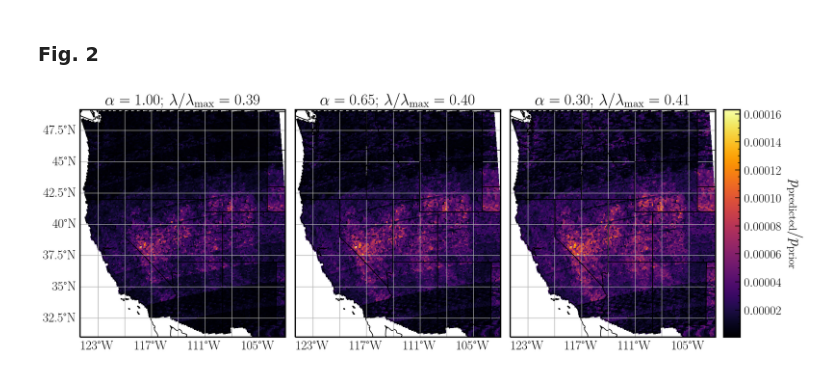
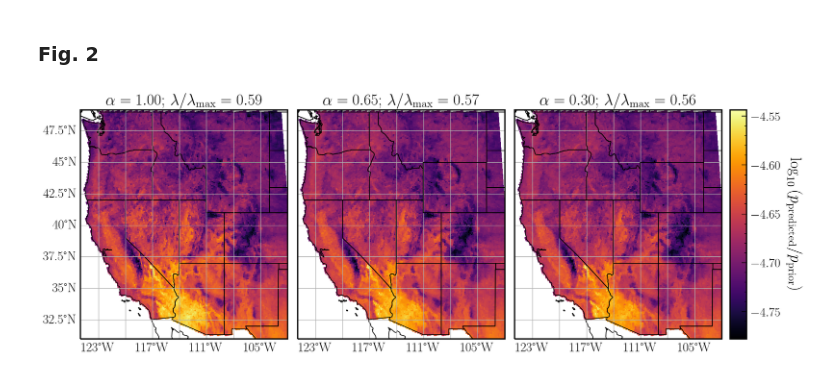
Before and after one commit to Gabriel-P-Langlois/maxent-paper-wildfire, a Jupyter notebook: src/python_scripts/prob_plot_script.ipynb, the cells around one changed output. Drawn from its saved outputs; the diff is of its cells as text; code cells hidden in the pictures.

Commit message:
updated plotting script

```diff
--- a/src/python_scripts/prob_plot_script.ipynb
+++ b/src/python_scripts/prob_plot_script.ipynb
@@ -363,6 +375,20 @@ ax0.set_title(r'$\rm{Prior \,\, distribution}$', fontsize= 22);
 [figure]
 # %% [markdown]
 ### Fig. 2
+# %%
+# init_masked_pred_prob_xarr(alpha= 1, min_path= 0.01, sav_flag= True)
+# init_masked_pred_prob_xarr(alpha= 0.65, min_path= 0.01, sav_flag= True)
+# init_masked_pred_prob_xarr(alpha= 0.3, min_path= 0.01, sav_flag= True)
+
+min_path= 0.01
+tindx= 4
+tval_arr, lambda_arr= init_masked_pred_prob_xarr(alpha= 1, min_path= min_path, sav_flag= False)
+tval_arr0, lambda_arr0= init_masked_pred_prob_xarr(alpha= 0.65, min_path= min_path, sav_flag= False)
+tval_arr1, lambda_arr1= init_masked_pred_prob_xarr(alpha= 0.3, min_path= min_path, sav_flag= False)
+
+pred_prob_xarr= xarray.open_dataarray('../sav_files/pred_fire_prob_dfs/pred_fire_prob_alpha=1,min_path=%.2f,'%min_path + 'tindx=%d.nc'%tval_arr[tindx])
+pred_prob_xarr0= xarray.open_dataarray('../sav_files/pred_fire_prob_dfs/pred_fire_prob_alpha=0.65,min_path=%.2f,'%min_path + 'tindx=%d.nc'%tval_arr0[tindx])
+pred_prob_xarr1= xarray.open_dataarray('../sav_files/pred_fire_prob_dfs/pred_fire_prob_alpha=0.3,min_path=%.2f,'%min_path + 'tindx=%d.nc'%tval_arr1[tindx])
 # %%
 extent = [-125, -102, 31, 49]
 central_lon = np.mean(extent[:2])
@@ -377,12 +403,7 @@ ax.set_extent(extent);
 ax.add_feature(cfeature.LAND, edgecolor='black', facecolor= 'white');
 ax.add_feature(cfeature.STATES, edgecolor='black');
 
-min_path= 0.01
-quad_features= 0
-tindx= 3
-tval_arr, lambda_arr= init_masked_pred_prob_df_func(alpha= 1, min_path= min_path, quad_features= quad_features, sav_flag= False)
-CS= ax.pcolormesh(lat_long_fire_grid[0], lat_long_fire_grid[1], init_pred_prob_xarr(alpha= 1, min_path= min_path, quad_features= quad_features, \
-                                                                tval_arr= tval_arr, tindx= tindx).mean(axis= 0, skipna= False)/prior_xarr.mean(axis= 0), cmap=plt.cm.inferno) #prior_xarr.mean(axis= 0, skipna= False)
+CS= ax.pcolormesh(lat_long_fire_grid[0], lat_long_fire_grid[1], np.log10(pred_prob_xarr.mean(axis= 0)/prior_xarr.mean(axis= 0)), cmap=plt.cm.inferno)
 ax.set_title(r'$\alpha= %.2f$'%(1.0) + r'; $ \lambda/\lambda_{\rm max} =%.2f$'%(lambda_arr[tval_arr[tindx]]/np.max(lambda_arr)), fontsize= 22);
 
 gl= ax.gridlines(draw_labels=True);
@@ -401,42 +422,35 @@ ax0.add_feature(cfeature.STATES, edgecolor='black', zorder= 10);
 
 gl0= ax0.gridlines(draw_labels=True);
 gl0.xlabel_style = {'size': 18, 'color': 'black'}
 gl0.ylabel_style = {'size': 18, 'color': 'black'}
 gl0.top_labels = False
 gl0.left_labels = False
 gl0.right_labels = False
 ax0.set_aspect(1.4/1)
 
-tval_arr0, lambda_arr0= init_masked_pred_prob_df_func(alpha= 0.65, min_path= min_path, quad_features= quad_features, sav_flag= False)
-CS0= ax0.pcolormesh(lat_long_fire_grid[0], lat_long_fire_grid[1], init_pred_prob_xarr(alpha= 0.65, min_path= min_path, quad_features= quad_features, \
-                                                                tval_arr= tval_arr0, tindx= tindx).mean(axis= 0, skipna= False)/prior_xarr.mean(axis= 0), cmap=plt.cm.inferno) #prior_xarr.mean(axis= 0, skipna= False)
-
+CS0= ax0.pcolormesh(lat_long_fire_grid[0], lat_long_fire_grid[1], np.log10(pred_prob_xarr0.mean(axis= 0)/prior_xarr.mean(axis= 0)), cmap=plt.cm.inferno)
 ax0.set_title(r'$\alpha= %.2f$'%(0.65) + r'; $ \lambda/\lambda_{\rm max} =%.2f$'%(lambda_arr0[tval_arr0[tindx]]/np.max(lambda_arr0)), fontsize= 22);
 
 fig.subplots_adjust(wspace= 0.1)
 
 ax1= fig.add_subplot(gs[0:2, 4:6], projection=ccrs.PlateCarree())
 ax1.set_extent(extent);
 ax1.add_feature(cfeature.LAND, edgecolor='black', facecolor= 'white');
 ax1.add_feature(cfeature.STATES, edgecolor='black', zorder= 10);
 
 gl1= ax1.gridlines(draw_labels=True);
 gl1.xlabel_style = {'size': 18, 'color': 'black'}
 gl1.ylabel_style = {'size': 18, 'color': 'black'}
 gl1.top_labels = False
 gl1.left_labels = False
 gl1.right_labels = False
 ax1.set_aspect(1.4/1)
 
-tval_arr1, lambda_arr1= init_masked_pred_prob_df_func(alpha= 0.3, min_path= min_path, quad_features= quad_features, sav_flag= False)
-CS1= ax1.pcolormesh(lat_long_fire_grid[0], lat_long_fire_grid[1], init_pred_prob_xarr(alpha= 0.3, min_path= min_path, quad_features= quad_features, \
-                                                                tval_arr= tval_arr1, tindx= tindx).mean(axis= 0, skipna= False)/prior_xarr.mean(axis= 0), cmap=plt.cm.inferno) #prior_xarr.mean(axis= 0, skipna= False)
-
-#CS= ax0.pcolormesh(lat_long_fire_grid[0], lat_long_fire_grid[1], pred_freq_xarr.mean(axis= 0)/prior_xarr.mean(axis= 0), cmap=plt.cm.inferno) # normalized fire probability summed over all months
+CS1= ax1.pcolormesh(lat_long_fire_grid[0], lat_long_fire_grid[1], np.log10(pred_prob_xarr1.mean(axis= 0)/prior_xarr.mean(axis= 0)), cmap=plt.cm.inferno)
 cax= fig.add_axes([ax1.get_position().x1+0.01,ax1.get_position().y0,0.02,ax1.get_position().height])
 cbar= fig.colorbar(CS1, cax= cax, shrink= 0.7)
-cbar.set_label(r'$p_{\rm predicted}/p_{\rm prior}$', labelpad= 30, rotation= 270, fontsize= 22)
+cbar.set_label(r'${\rm log}_{10} \, (p_{\rm predicted}/p_{\rm prior})$', labelpad= 30, rotation= 270, fontsize= 22)
 ax1.set_title(r'$\alpha= %.2f$'%(0.3) + r'; $ \lambda/\lambda_{\rm max} =%.2f$'%(lambda_arr1[tval_arr1[tindx]]/np.max(lambda_arr1)), fontsize= 22);
-#plt.savefig('../paper_plots/maxent_output_alpha_plt.png', bbox_inches='tight', dpi= 200);
+#plt.savefig('../paper_plots/maxent_output_alpha_var_hyp=%.1f.png'%(lambda_arr1[tval_arr1[tindx]]/np.max(lambda_arr1)), bbox_inches='tight', dpi= 200);
 # %% [output]
-[figure, old version]
+[figure, new version]
```
Also changed, not shown: parts of 9 cells of this notebook.
